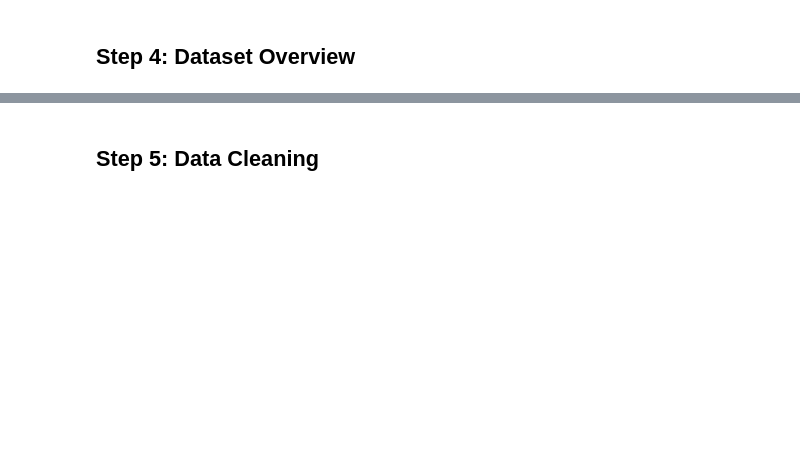
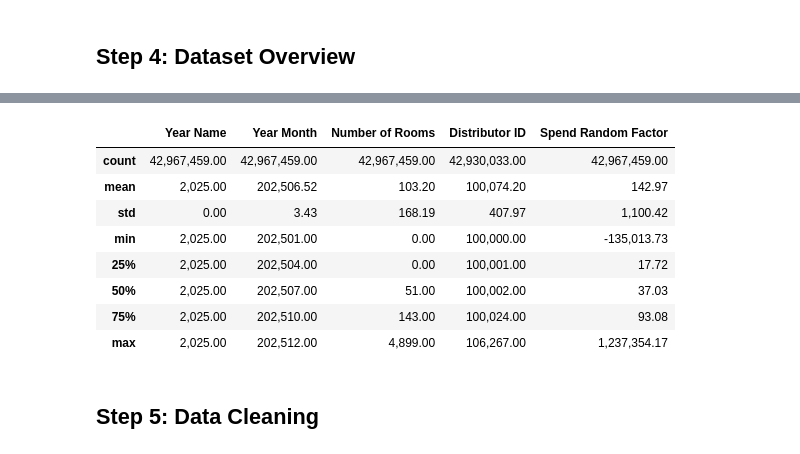
Before and after one commit to Jreed25/aramark-project, a Jupyter notebook: notebooks/eda1.ipynb, the cells around one changed output, grey strips where cells are left out. Saved outputs shown, nothing was run; the diff lists cells and outputs as text; code cells hidden in the pictures; blank space fills up the shorter version.

```diff
--- a/notebooks/eda1.ipynb
+++ b/notebooks/eda1.ipynb
@@ -69,5 +135,16 @@ df.info()
 # %%
+pd.set_option('display.float_format', '{:,.2f}'.format)
 df.describe()
+# %% [output]
+|  | Year Name | Year Month | Number of Rooms | Distributor ID | Spend Random Factor |
+| count | 42,967,459.00 | 42,967,459.00 | 42,967,459.00 | 42,930,033.00 | 42,967,459.00 |
+| mean | 2,025.00 | 202,506.52 | 103.20 | 100,074.20 | 142.97 |
+| std | 0.00 | 3.43 | 168.19 | 407.97 | 1,100.42 |
+| min | 2,025.00 | 202,501.00 | 0.00 | 100,000.00 | -135,013.73 |
+| 25% | 2,025.00 | 202,504.00 | 0.00 | 100,001.00 | 17.72 |
+| 50% | 2,025.00 | 202,507.00 | 51.00 | 100,002.00 | 37.03 |
+| 75% | 2,025.00 | 202,510.00 | 143.00 | 100,024.00 | 93.08 |
+| max | 2,025.00 | 202,512.00 | 4,899.00 | 106,267.00 | 1,237,354.17 |
 # %% [markdown]
 ## Step 5: Data Cleaning
 # %%
```
Also changed, not shown: parts of 21 cells of this notebook.
